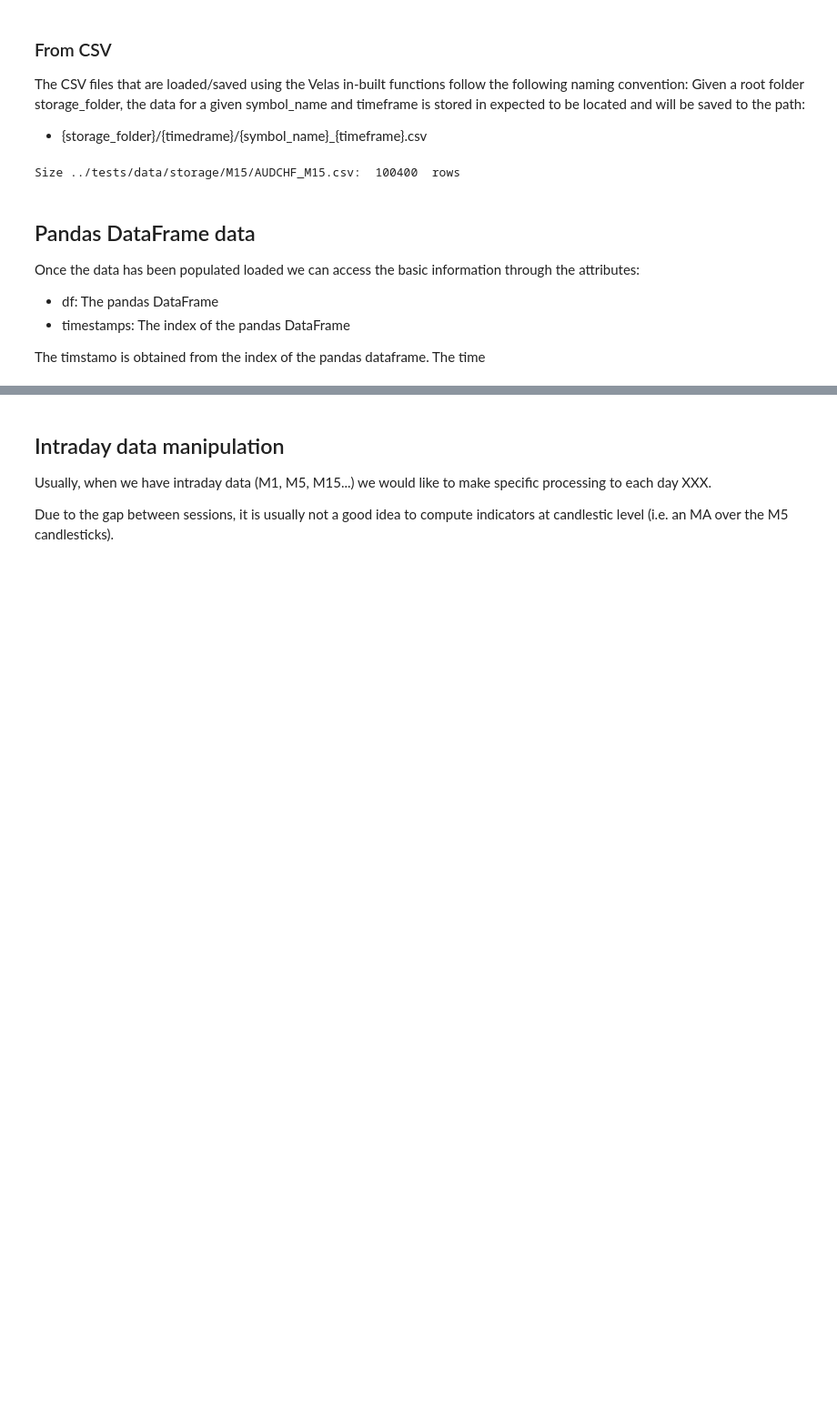
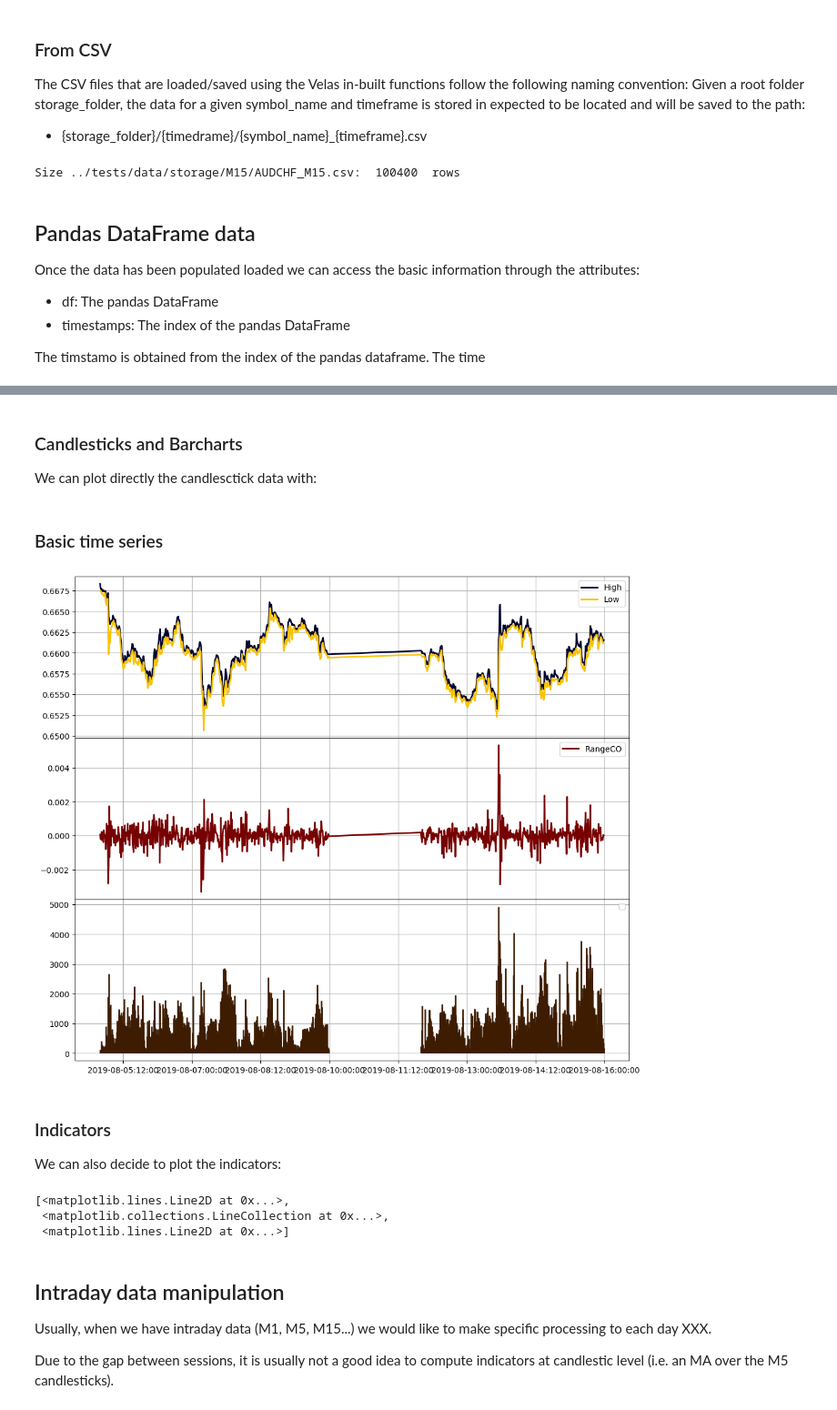
Before and after one commit to manuwhs/traphing, a Jupyter notebook: notebooks/1.1 Basic_Velas.ipynb, the cells around one changed output, grey strips where cells are left out. Shown at 91% size. Drawn from its saved outputs; the diff is of its cells as text; code cells hidden in the pictures; blank space fills up the shorter version.

Commit message:
Main indicators added, notebooks improved, tests for some indicators, plotting for some indicators, script to load and plot indicators

```diff
--- a/notebooks/1.1 Basic_Velas.ipynb
+++ b/notebooks/1.1 Basic_Velas.ipynb
@@ -38,8 +38,8 @@ No candlestick data is loaded when creating the object.
 symbol_name = "AUDCHF"
 timeframe = Timeframes.M15
 
-my_velas = Velas(symbol_name, timeframe)
-print (type(my_velas))
+velas = Velas(symbol_name, timeframe)
+print (type(velas))
 # %% [output]
 <class 'traphing.data_classes._Velas._Velas.Velas'>
 # %%
@@ -68,7 +68,7 @@ Given a root folder storage_folder, the data for a given symbol_name and timefra
 - {storage_folder}/{timedrame}/{symbol_name}_{timeframe}.csv
 # %%
 storage_folder = "../tests/data/storage/"
-my_velas.load_data_from_csv(storage_folder)
+velas.load_data_from_csv(storage_folder)
 # %% [output]
 Size ../tests/data/storage/M15/AUDCHF_M15.csv:  100400  rows
 # %%
@@ -290,0 +136,6 @@ print ("Loaded dates: ", sdate," to ", edate)
+# %%
+start_time = dt.datetime(2019,7,20)
+end_time = dt.datetime(2019,8,20)
+
+velas.set_time_interval(start_time, end_time, trim = False)
+velas.df
@@ -291,3 +317,45 @@ print ("Loaded dates: ", sdate," to ", edate)
+# %%
+velas.set_time_interval(dt.datetime(2019,8,5),dt.datetime(2019,8,15))
+
+image_name = "timeDataExample.png";
+folder_images = "../pics/gl/"
+img_path = folder_images + image_name
+size_inches = [12, 4]
+# %% [markdown]
+### Candlesticks and Barcharts
+
+We can plot directly the candlesctick data with:
+# %% [markdown]
+### Basic time series
+# %%
+gl.init_figure()
+n_rows, n_cols = 3,1
+size_inches = [12, 10]
+ax1 = gl.subplot2grid((n_rows,n_cols),(0,0))
+ax2 = gl.subplot2grid((n_rows,n_cols),(1,0), sharex = ax1)
+ax3 = gl.subplot2grid((n_rows,n_cols),(2,0), sharex = ax1)
+
+velas.plot_series(axes = ax1, series_name = "High")
+velas.plot_series(axes = ax1, series_name = "Low")
+velas.plot_series(axes = ax2, series_name = "RangeCO")
+velas.plot_series(axes = ax3, series_name = "Volume")
+
+gl.subplots_adjust(left=.09, bottom=.10, right=.90, top=.95, wspace=.20, hspace=0, hide_xaxis = True)
+gl.save_figure(img_path, dpi = 100, size_inches = size_inches, close = True)
+Image(img_path)
+# %% [output]
+[figure, added]
+# %% [markdown]
+### Indicators
+
+We can also decide to plot the indicators:
+# %%
+velas.plot_indicator(axes = None, indicator_name = "SMA")
+velas.plot_indicator(axes = None, indicator_name = "MOM")
+# %% [output]
+[<matplotlib.lines.Line2D at 0x...>,
+ <matplotlib.collections.LineCollection at 0x...>,
+ <matplotlib.lines.Line2D at 0x...>]
 # %% [markdown]
 ## Intraday data manipulation
 
```
Also changed, not shown: parts of 38 cells of this notebook, 27 other files.
